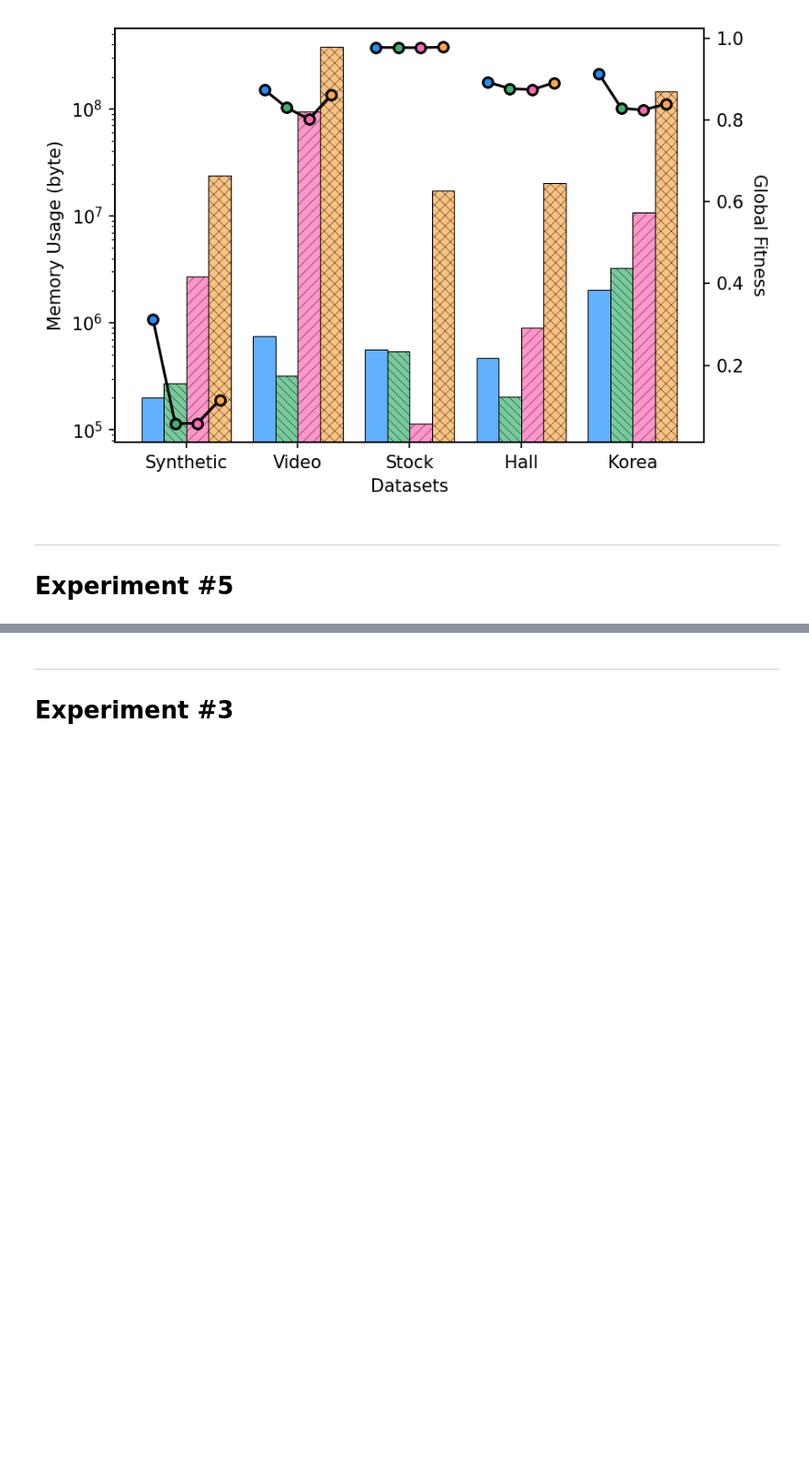
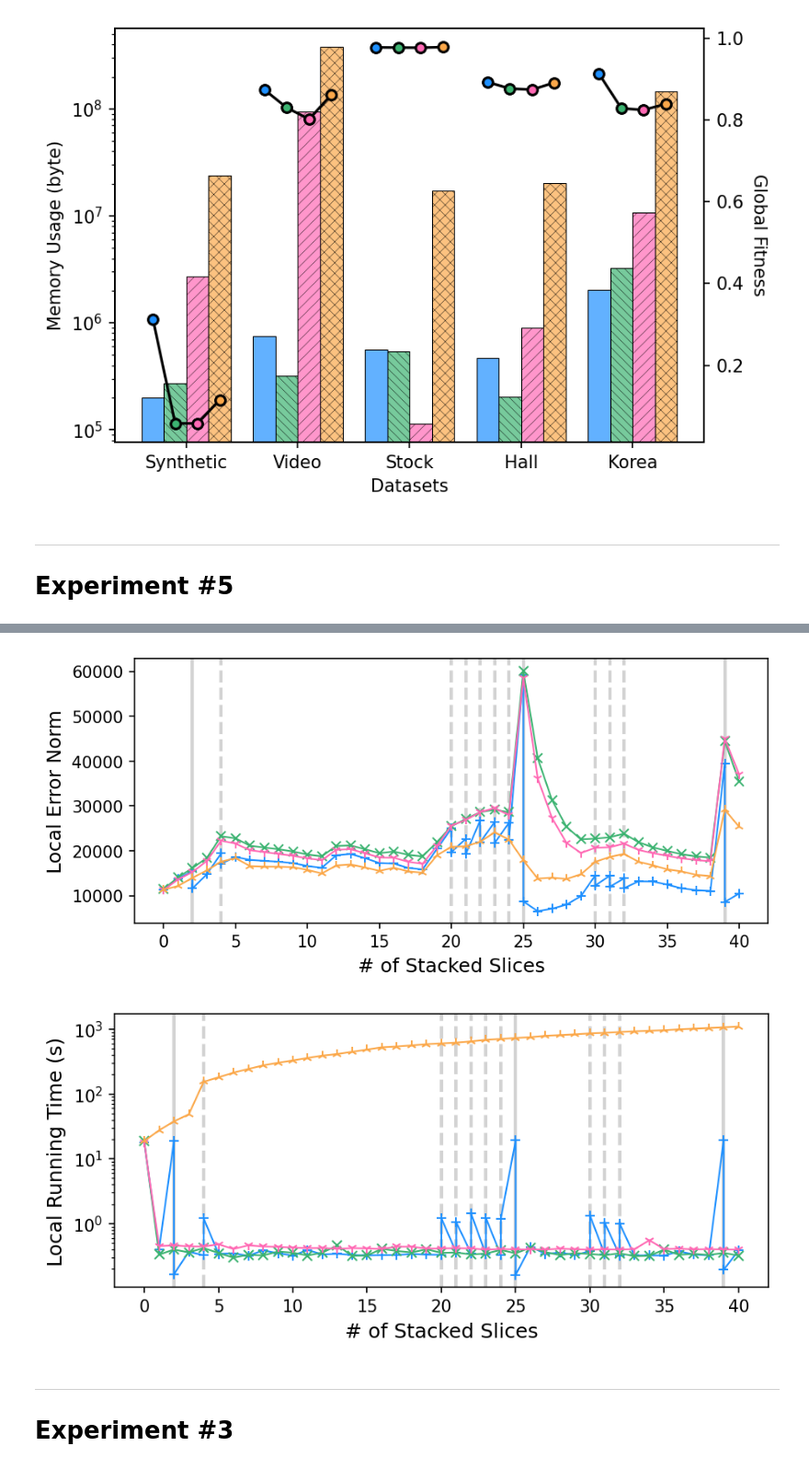
Before and after one commit to lucetre-snu/dao-cp, a Jupyter notebook: Proposed Method/6_exp_w_mem_usage.ipynb, the cells around one changed output, grey strips where cells are left out. Shown: that part at 92% size. Drawn from its saved outputs; the diff is of its cells as text; code cells hidden in the pictures; blank space fills up the shorter version.

```diff
--- a/Proposed Method/6_exp_w_mem_usage.ipynb
+++ b/Proposed Method/6_exp_w_mem_usage.ipynb
@@ -512,7 +553,7 @@ making init decomposition result: 18.624435424804688
 def plot_E5_error(dataset):
 
     markers = ("+", "x", "1", "2")
-    colors = ('dodgerblue','mediumseagreen', 'hotpink', 'black')
+    colors = ('dodgerblue','mediumseagreen', 'hotpink', '#fba84a')
     libs = ("dao", "dtd", "ocp", "fcp")
     fig = plt.figure(figsize = (7, 3), dpi = 150,)
     plt.ylabel('Local Error Norm', fontsize=12)
@@ -528,35 +569,38 @@ def plot_E5_error(dataset):
 
     for color, marker, lib in zip(colors, markers, libs):
         verbose_list = results[dataset][lib][5]
         plt.plot(verbose_list[:,0], verbose_list[:,2], linewidth=1, marker=marker, color=color)
     plt.savefig('plots/E5_{}_error.pdf'.format(dataset), bbox_inches='tight', pad_inches=0)
 
 plot_E5_error('video')
 
 def plot_E5_rt(dataset):
     markers = ("+", "x", "1", "2")
-    colors = ('dodgerblue','mediumseagreen', 'hotpink', 'black')
+    colors = ('dodgerblue','mediumseagreen', 'hotpink', '#fba84a')
     libs = ("dao", "dtd", "ocp", "fcp")
     plt.figure(figsize = (7, 3), dpi = 150,)
 
-#     plt.yscale('log')
+    plt.yscale('log')
     plt.ylabel('Local Running Time (s)', fontsize=12)
     plt.xlabel('# of Stacked Slices', fontsize=12)
     #         ax1.xaxis.set_label_position('top')
 
 
     split_points, refine_points = results[dataset]['dao'][6]
     for p in refine_points:
         plt.axvline(p,  label='line: {}'.format(p), c='lightgray', linewidth=2, linestyle='--')
     for p in split_points:
         plt.axvline(p,  label='line: {}'.format(p), c='lightgray', linewidth=2, linestyle='-')
 
     for color, marker, lib in zip(colors, markers, libs):
         verbose_list = results[dataset][lib][5]
         plt.plot(verbose_list[:,0], verbose_list[:,1], linewidth=1, marker=marker, color=color)
         plt.savefig('plots/E5_{}_rt.pdf'.format(dataset), bbox_inches='tight', pad_inches=0)
 
 plot_E5_rt('video')
+# %% [output]
+[figure, added]
+[figure, added]
 # %% [markdown]
 ---
 # Experiment #3
```
Also changed, not shown: parts of 5 cells of this notebook, 9 other files.
